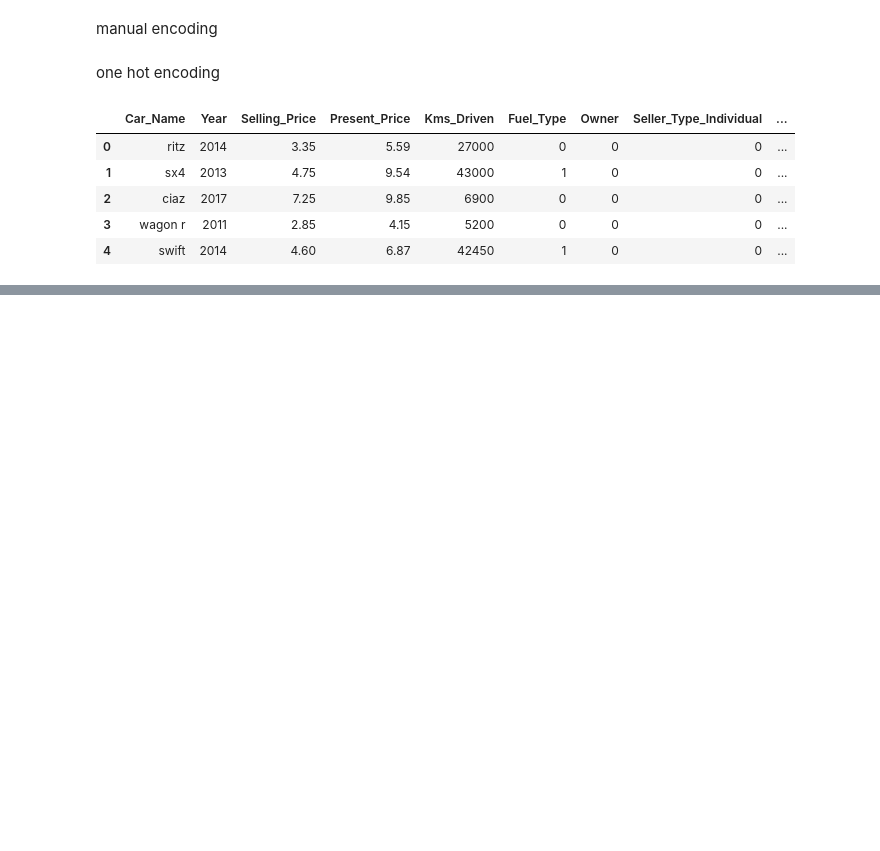
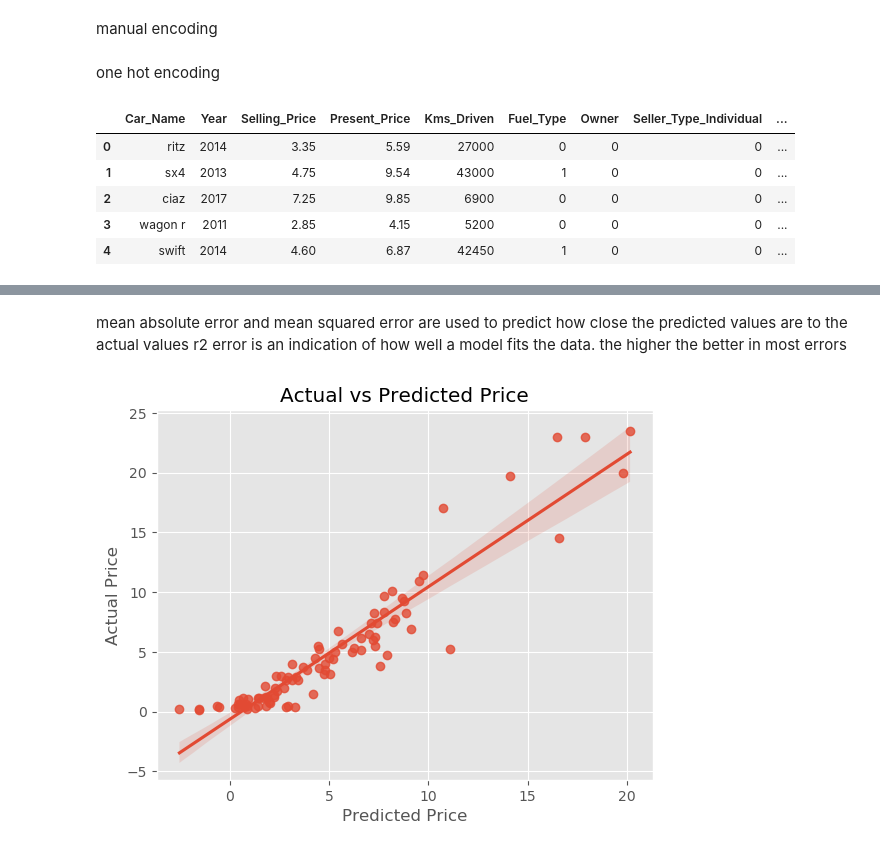
Before and after one commit to Captain-G/CarPrices, a Jupyter notebook: car_prices.ipynb, the cells around one changed output, grey strips where cells are left out. Cells and saved outputs as stored; diff of their text form; code cells hidden in the pictures; blank space fills up the shorter version.

```diff
--- a/car_prices.ipynb
+++ b/car_prices.ipynb
@@ -201,0 +231,5 @@ plt.show()
+# %%
+X_train = scaler.fit_transform(X_train)
+X_test = scaler.transform(X_test)
+# %%
+model = LinearRegression()
@@ -201,0 +240,2 @@ plt.show()
+# %%
+pred = model.predict(X_test)
@@ -201,0 +252,11 @@ plt.show()
+# %% [markdown]
+mean absolute error and mean squared error are used to predict how close the predicted values are to the actual values
+r2 error is an indication of how well a model fits the data. the higher the better in most errors
+# %%
+sns.regplot(x = pred, y = Y_test)
+plt.xlabel("Predicted Price")
+plt.ylabel("Actual Price")
+plt.title("Actual vs Predicted Price")
+plt.show()
+# %% [output]
+[figure, added]
```
Also changed, not shown: parts of 14 cells of this notebook.
